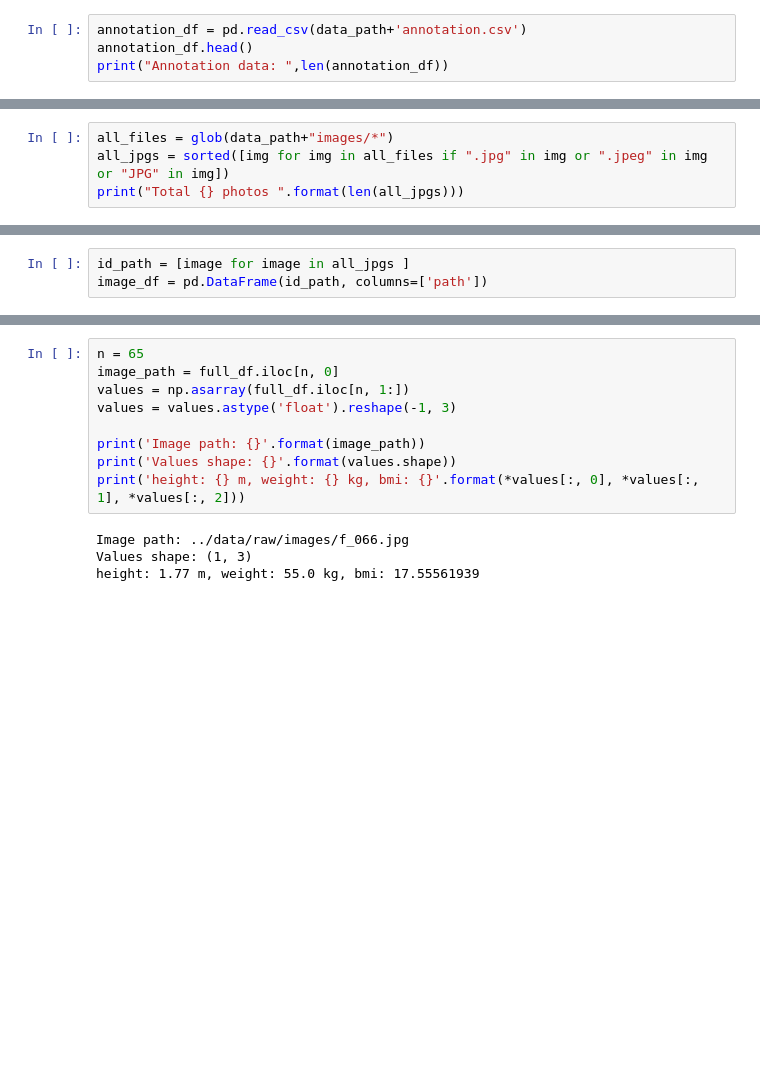
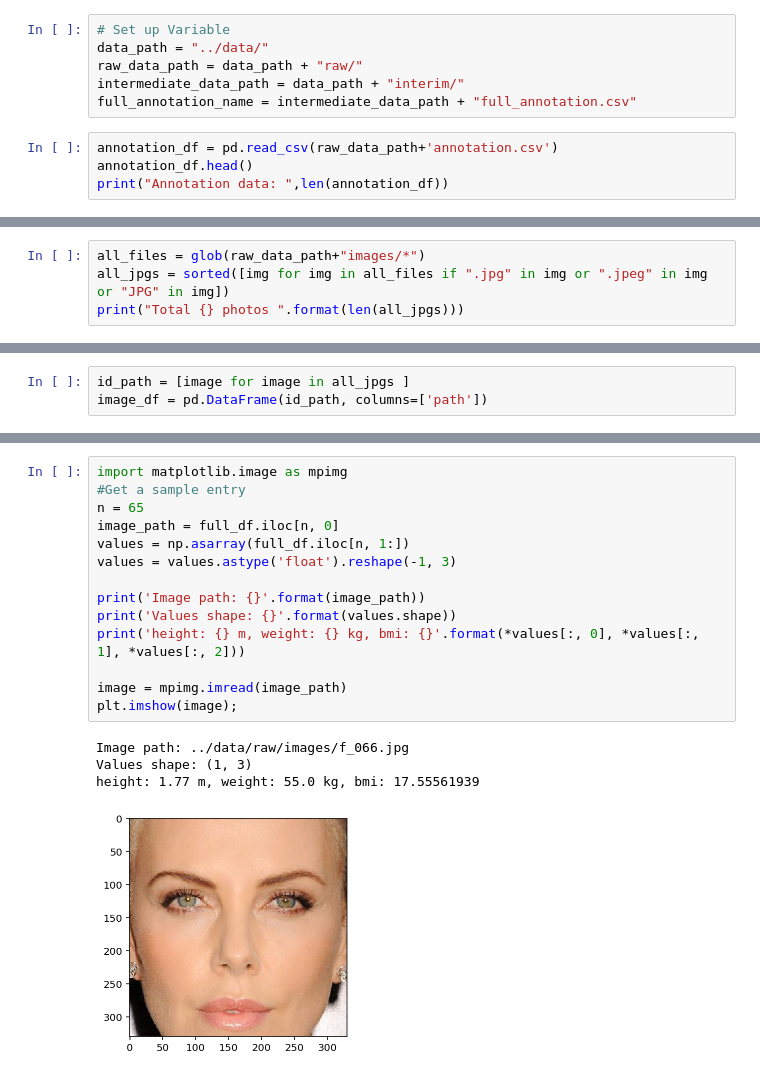
Before and after one commit to tonyzzzzz/FaceToBMI, a Jupyter notebook: notebooks/02-preprocessing-data.ipynb, the cells around one changed output, grey strips where cells are left out. Drawn from its saved outputs; the diff is of its cells as text; blank space fills up the shorter version.

```diff
--- a/notebooks/02-preprocessing-data.ipynb
+++ b/notebooks/02-preprocessing-data.ipynb
@@ -23,11 +29,17 @@ data_path = "../data/raw/"
+# %%
+# Set up Variable
+data_path = "../data/"
+raw_data_path = data_path + "raw/"
+intermediate_data_path = data_path + "interim/"
+full_annotation_name = intermediate_data_path + "full_annotation.csv"
 # %%
-annotation_df = pd.read_csv(data_path+'annotation.csv')
+annotation_df = pd.read_csv(raw_data_path+'annotation.csv')
 annotation_df.head()
 print("Annotation data: ",len(annotation_df))
 # %% [output]
 Annotation data:  1026
 # %%
-all_files = glob(data_path+"images/*")
+all_files = glob(raw_data_path+"images/*")
 all_jpgs = sorted([img for img in all_files if ".jpg" in img or ".jpeg" in img or "JPG" in img])
 print("Total {} photos ".format(len(all_jpgs)))
 # %% [output]
@@ -48,15 +60,21 @@ full_df.head()
 | 3 | ../data/raw/images/f_004.jpg | 1.63 | 63.0 | 23.711845 |
 | 4 | ../data/raw/images/f_005.jpg | 1.76 | 54.0 | 17.432851 |
 # %%
+import matplotlib.image as mpimg
+#Get a sample entry
 n = 65
 image_path = full_df.iloc[n, 0]
 values = np.asarray(full_df.iloc[n, 1:])
 values = values.astype('float').reshape(-1, 3)
 
 print('Image path: {}'.format(image_path))
 print('Values shape: {}'.format(values.shape))
 print('height: {} m, weight: {} kg, bmi: {}'.format(*values[:, 0], *values[:, 1], *values[:, 2]))
+
+image = mpimg.imread(image_path)
+plt.imshow(image);
 # %% [output]
 Image path: ../data/raw/images/f_066.jpg
 Values shape: (1, 3)
 height: 1.77 m, weight: 55.0 kg, bmi: 17.55561939
+[figure, added]
```
Also changed, not shown: parts of 15 cells of this notebook, 6 other files.
